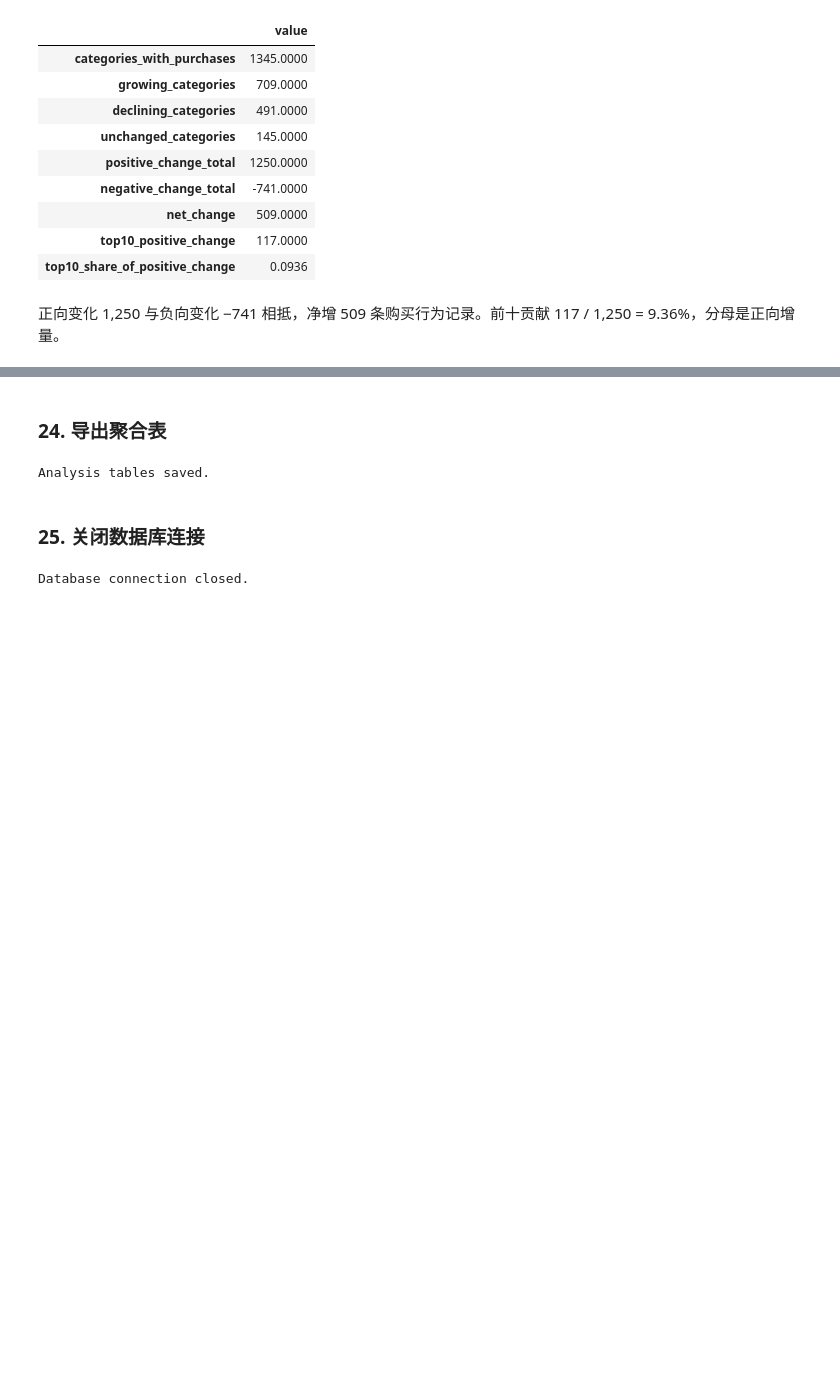
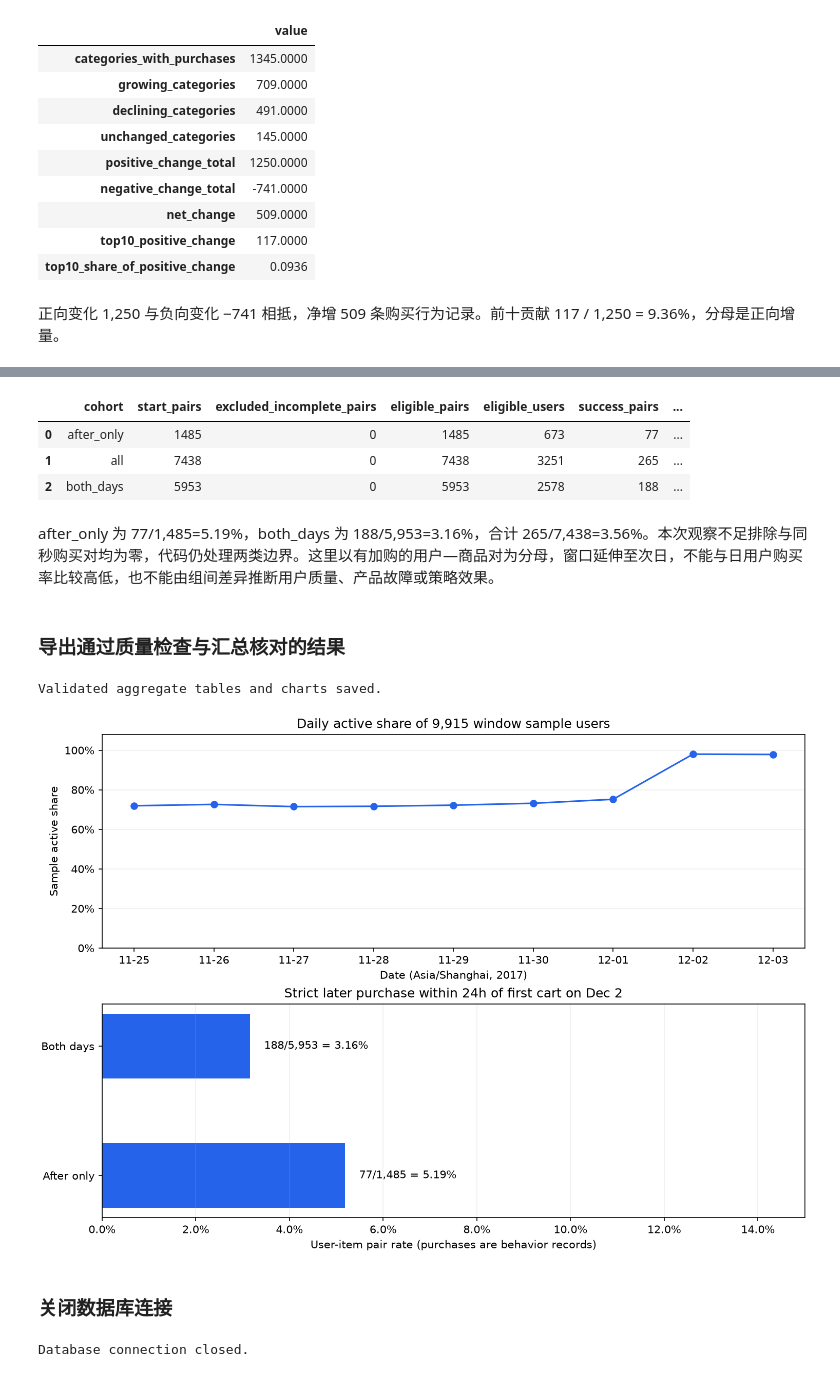
Before and after one commit to CC-GATESBY/taobao-user-behavior-analysis, a Jupyter notebook: projects/taobao-user-behavior/analysis.ipynb, the cells around one changed output, grey strips where cells are left out. Drawn from its saved outputs; the diff is of its cells as text; code cells hidden in the pictures; blank space fills up the shorter version.

```diff
--- a/projects/taobao-user-behavior/analysis.ipynb
+++ b/projects/taobao-user-behavior/analysis.ipynb
@@ -576,7 +592,7 @@ cohort_summary = con.execute("""
                     THEN 'before_only'
                 ELSE 'after_only'
             END AS cohort
-        FROM user_two_day
+        FROM final_user_two_day
     ),
 
     summary AS (
@@ -606,7 +622,7 @@ cohort_summary = con.execute("""
         buyers_after - buyers_before AS buyer_change
 
     FROM summary
-    ORDER BY buyer_change DESC
+    ORDER BY buyer_change DESC, cohort
 """).df()
 
 cohort_summary
@@ -652,9 +668,9 @@ category_change = con.execute("""
                 WHERE event_date = DATE '2017-12-02'
             ) AS buy_events_after
 
-        FROM analysis_events
+        FROM final_events
 
-        WHERE behavior_type = 'buy'
+        WHERE behavior_type_clean = 'buy'
           AND event_date IN (
               DATE '2017-12-01',
               DATE '2017-12-02'
@@ -751,0 +772,6 @@ Reconciliation: 1250 + (-741) = 509
+# %%
+con.register("notebook_daily", daily_metrics)
+con.execute("CREATE OR REPLACE TEMP TABLE final_daily_metrics AS SELECT * FROM notebook_daily")
+sql = (PROJECT_DIR / "analysis.sql").read_text(encoding="utf-8")
+con.execute(sql.split(EXTENSION_MARKER, 1)[1].split("\n", 1)[1])
+extra_tables = extended_tables(con)
@@ -752,31 +824,38 @@ Reconciliation: 1250 + (-741) = 509
+# %%
+cart_to_buy_24h = extra_tables["cart_to_buy_24h"]
+cart_to_buy_24h
+# %% [output]
+|  | cohort | start_pairs | excluded_incomplete_pairs | eligible_pairs | eligible_users | success_pairs | ... |
+| 0 | after_only | 1485 | 0 | 1485 | 673 | 77 | ... |
+| 1 | all | 7438 | 0 | 7438 | 3251 | 265 | ... |
+| 2 | both_days | 5953 | 0 | 5953 | 2578 | 188 | ... |
+# %% [markdown]
+after_only 为 77/1,485=5.19%，both_days 为 188/5,953=3.16%，合计 265/7,438=3.56%。本次观察不足排除与同秒购买对均为零，代码仍处理两类边界。这里以有加购的用户—商品对为分母，窗口延伸至次日，不能与日用户购买率比较高低，也不能由组间差异推断用户质量、产品故障或策略效果。
 # %% [markdown]
-### 24. 导出聚合表
+### 导出通过质量检查与汇总核对的结果
 # %%
-daily_metrics.to_csv(
-    output_dir / "daily_metrics.csv",
-    index=False
-)
-
-cohort_summary.to_csv(
-    output_dir / "cohort_summary.csv",
-    index=False
-)
-
-category_change.to_csv(
-    output_dir / "category_change.csv",
-    index=False
-)
-
-category_summary.to_csv(
-    output_dir / "category_summary.csv",
-    index_label="metric"
-)
-
-print("Analysis tables saved.")
+tables = {
+    "sample_summary": sample_info,
+    "quality_check": quality_check,
+    "duplicate_check": duplicate_check,
+    "range_check": range_check,
+    "analysis_summary": analysis_summary,
+    "daily_metrics": daily_metrics,
+    "cohort_summary": cohort_summary,
+    "category_change": category_change,
+    "category_summary": category_summary,
+    "buyer_decomposition": buyer_decomposition(daily_metrics),
+    **extra_tables,
+}
+export_tables(tables, output_dir)
+print("Validated aggregate tables and charts saved.")
+from IPython.display import Image, display
+display(Image(filename=str(output_dir / "context_diagnostics.png")))
 # %% [output]
-Analysis tables saved.
+Validated aggregate tables and charts saved.
+[figure, added]
 # %% [markdown]
-### 25. 关闭数据库连接
+### 关闭数据库连接
 # %%
 con.close()
 print("Database connection closed.")
```
Also changed, not shown: parts of 23 cells of this notebook, 16 other files.
